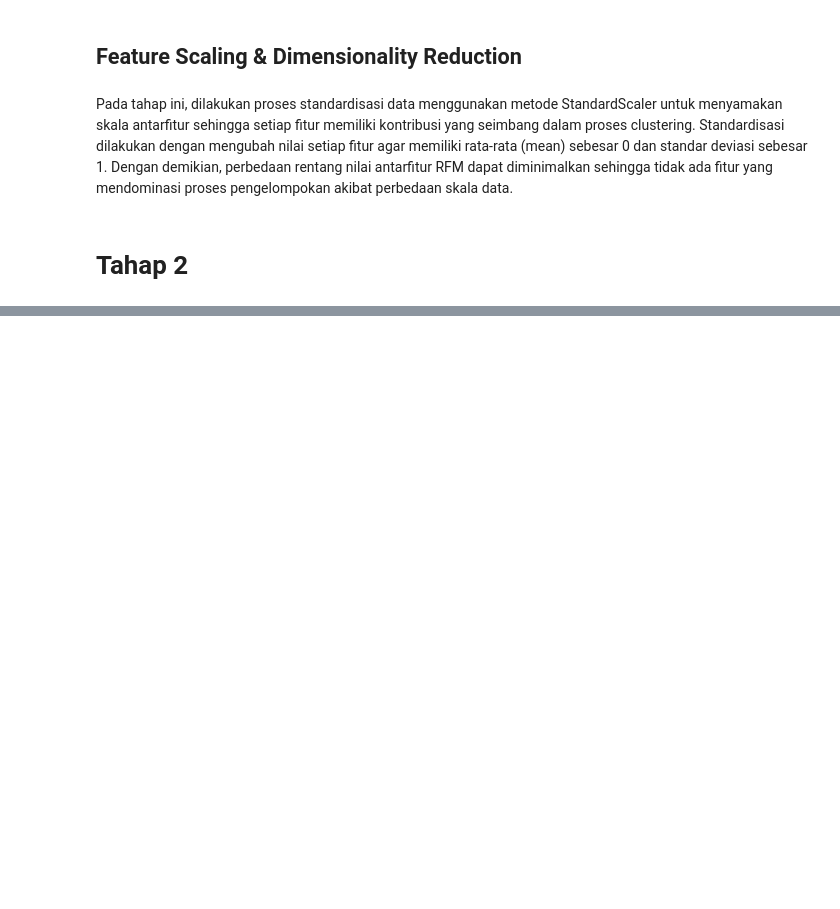
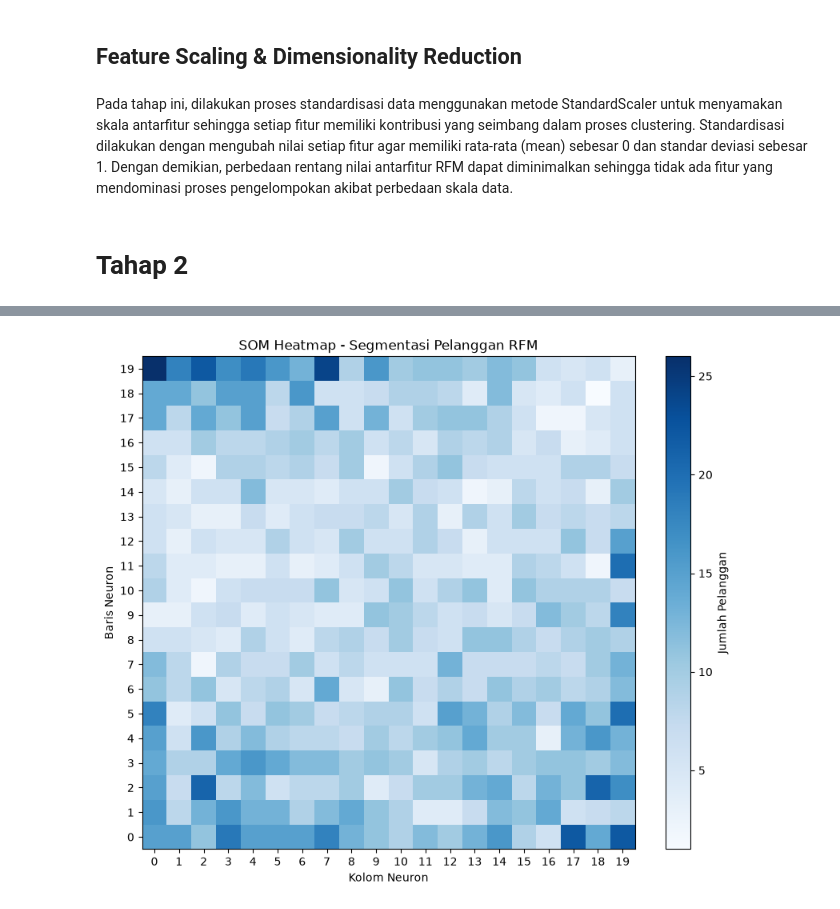
Before and after one commit to valencxiaxD/Mini-Proyek---Kecerdasan-Artifisial, a Jupyter notebook: mini_proyek.ipynb, the cells around one changed output, grey strips where cells are left out. Drawn from its saved outputs; the diff is of its cells as text; code cells hidden in the pictures; blank space fills up the shorter version.

```diff
--- a/mini_proyek.ipynb
+++ b/mini_proyek.ipynb
@@ -270,6 +269,8 @@ preprocessor = Pipeline(
 )
 
 X_scaled = pd.DataFrame(preprocessor.fit_transform(X), columns=['PCA_1', 'PCA_2'])
+# %%
+X_som = X_scaled.to_numpy()
 # %% [markdown]
 # Tahap 2
 # %%
@@ -300,0 +313,4 @@ class SOM:
+# %%
+som = SOM(baris=20, kolom=20, lr=0.5, sigma=None, epochs=20, seed=1)
+som.fit(X_som)
+hasil_pemenang = som.pemenang(X_som)
@@ -300,0 +334,16 @@ class SOM:
+# %%
+jumlah_pelanggan = np.zeros((som.baris, som.kolom), dtype=int)
+for baris, kolom in hasil_pemenang:
+    jumlah_pelanggan[baris, kolom] += 1
+
+plt.figure(figsize=(10, 8))
+plt.imshow(jumlah_pelanggan, cmap='Blues', origin='lower', interpolation='nearest')
+plt.colorbar(label='Jumlah Pelanggan')
+plt.title('SOM Heatmap - Segmentasi Pelanggan RFM')
+plt.xlabel('Kolom Neuron')
+plt.ylabel('Baris Neuron')
+plt.xticks(range(som.kolom))
+plt.yticks(range(som.baris))
+plt.show()
+# %% [output]
+[figure, added]
```
Also changed, not shown: parts of 12 cells of this notebook.
